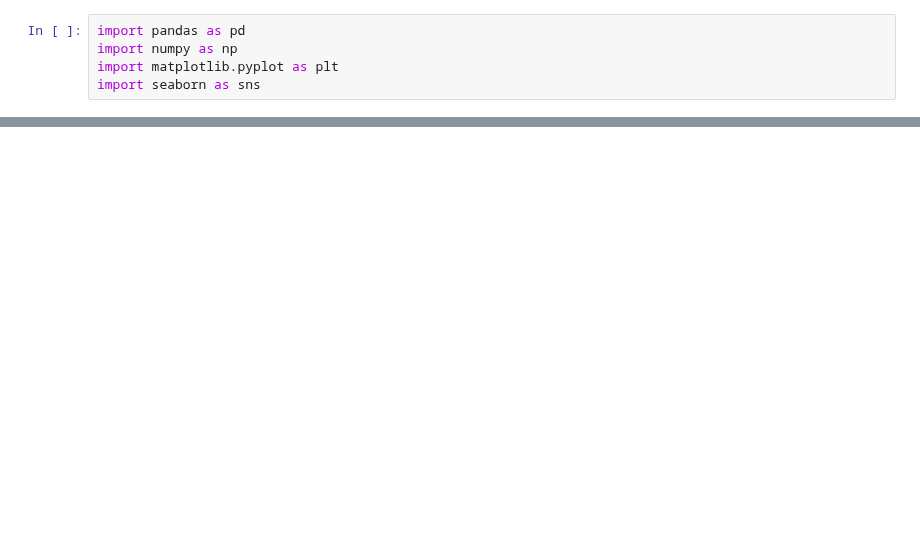
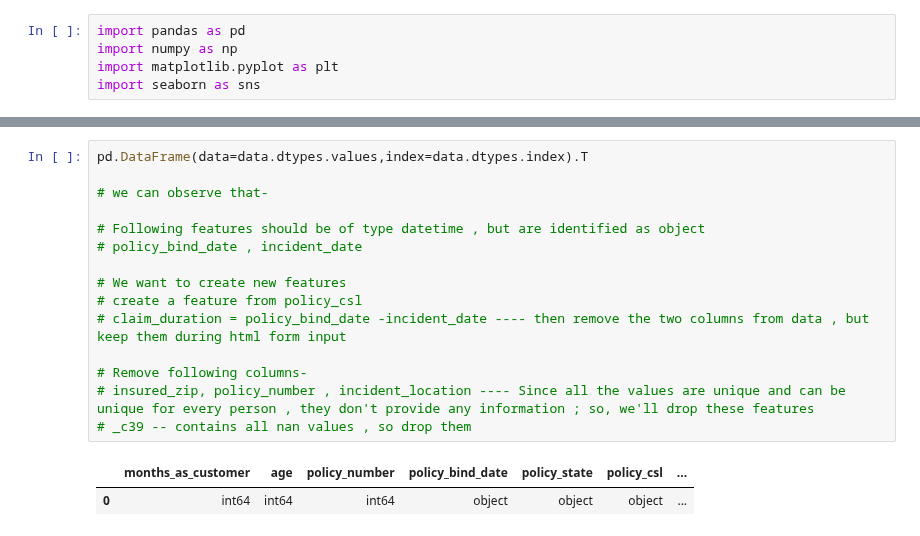
Before and after one commit to Shashank-Sundi/NOTEBOOKS, a Jupyter notebook: INSURANCE-CLAIM-FRAUD.ipynb, the cells around one changed output, grey strips where cells are left out. Drawn from its saved outputs; the diff is of its cells as text; blank space fills up the shorter version.

```diff
--- a/INSURANCE-CLAIM-FRAUD.ipynb
+++ b/INSURANCE-CLAIM-FRAUD.ipynb
@@ -16,0 +95,18 @@ data.head()
+# %%
+pd.DataFrame(data=data.dtypes.values,index=data.dtypes.index).T
+
+# we can observe that-
+
+# Following features should be of type datetime , but are identified as object
+# policy_bind_date , incident_date
+
+# We want to create new features
+# create a feature from policy_csl
+# claim_duration = policy_bind_date -incident_date ---- then remove the two columns from data , but keep them during html form input
+
+# Remove following columns-
+# insured_zip, policy_number , incident_location ---- Since all the values are unique and can be unique for every person , they don't provide any information ; so, we'll drop these features
+# _c39 -- contains all nan values , so drop them
+# %% [output]
+|  | months_as_customer | age | policy_number | policy_bind_date | policy_state | policy_csl | ... |
+| 0 | int64 | int64 | int64 | object | object | object | ... |
```
Also changed, not shown: parts of 5 cells of this notebook.
